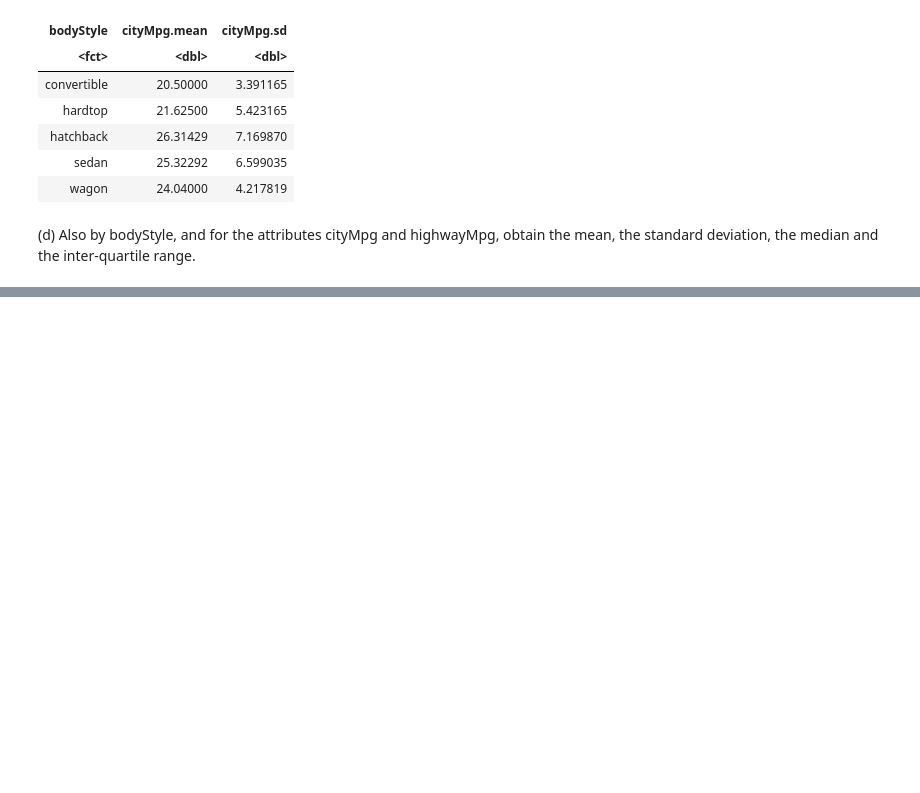
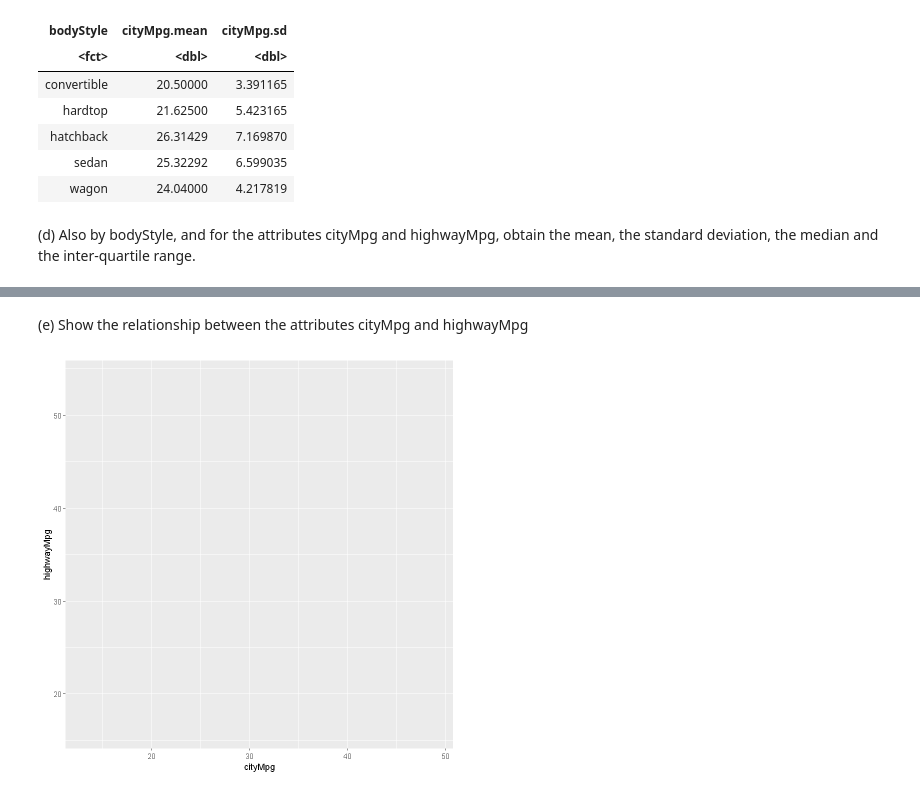
Before and after one commit to IGRA27/Data-Mining-and-Machine-Learning-, a Jupyter notebook: Deberes/3 Hands On Data Exploration/notebook/3HandsOnData Exploration.ipynb, the cells around one changed output, grey strips where cells are left out. Drawn from its saved outputs; the diff is of its cells as text; code cells hidden in the pictures; blank space fills up the shorter version.

```diff
--- a/Deberes/3 Hands On Data Exploration/notebook/3HandsOnData Exploration.ipynb
+++ b/Deberes/3 Hands On Data Exploration/notebook/3HandsOnData Exploration.ipynb
@@ -139,0 +165,6 @@ A tibble: 5 × 3
+# %% [markdown]
+(e) Show the relationship between the attributes cityMpg and highwayMpg
+# %%
+ggplot(carIns_final, aes(x=cityMpg, y=highwayMpg))
+# %% [output]
+[figure, added]
```
Also changed, not shown: parts of 14 cells of this notebook.
